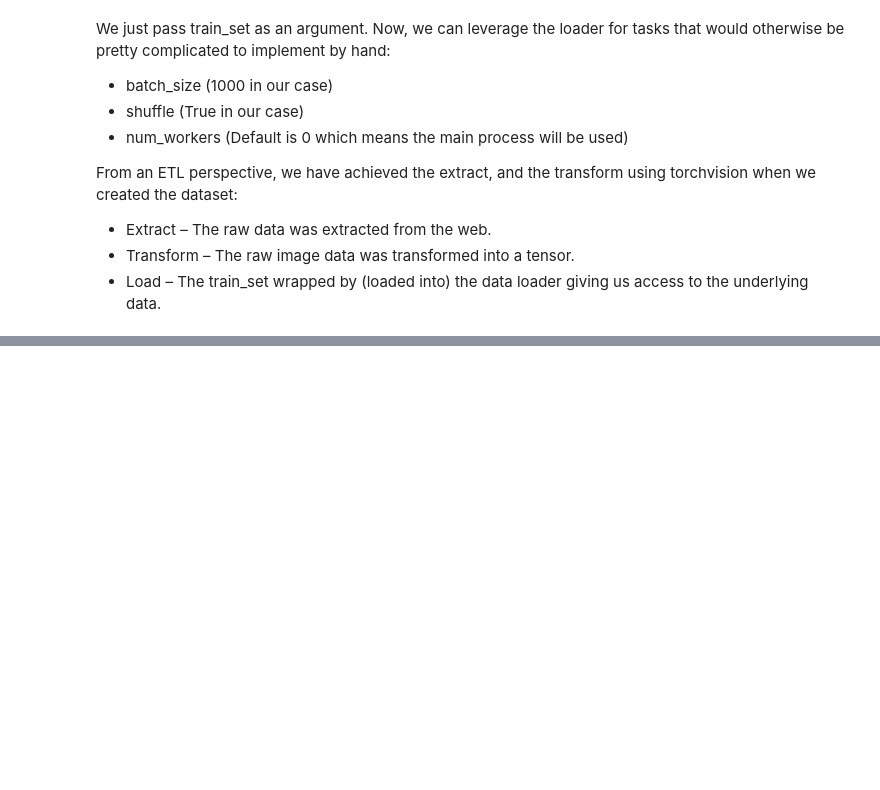
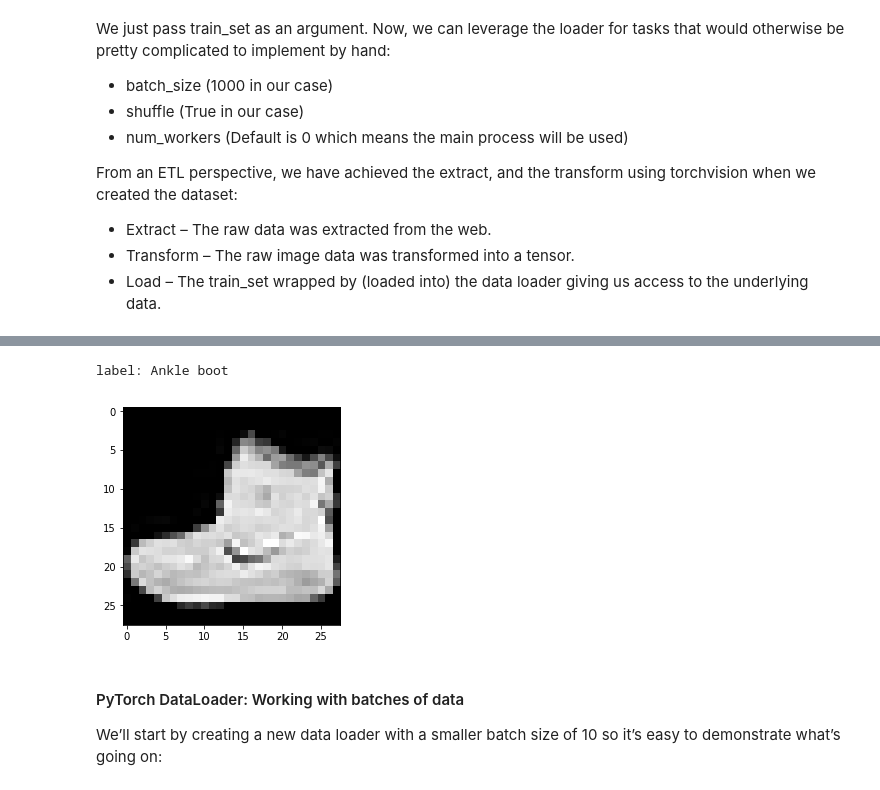
Before and after one commit to ShaunakSen/Deep-Learning, a Jupyter notebook: Neural Network Programming - PyTorch/Neural Network Programming PyTorch.ipynb, the cells around one changed output, grey strips where cells are left out. Drawn from its saved outputs; the diff is of its cells as text; code cells hidden in the pictures; blank space fills up the shorter version.

```diff
--- a/Neural Network Programming - PyTorch/Neural Network Programming PyTorch.ipynb
+++ b/Neural Network Programming - PyTorch/Neural Network Programming PyTorch.ipynb
@@ -1497,0 +1540,4 @@ From an ETL perspective, we have achieved the extract, and the transform using t
+# %%
+sample = next(iter(train_set))
+
+print (len(sample))
@@ -1497,0 +1554,10 @@ From an ETL perspective, we have achieved the extract, and the transform using t
+# %%
+image, label = sample
+
+label = torch.tensor(label)
+
+print('types:', type(image), type(label))
+
+print('shapes:', image.shape, label.shape)
+
+print (label)
@@ -1497,0 +1578,24 @@ From an ETL perspective, we have achieved the extract, and the transform using t
+# %%
+label_dict = {
+    0	:'T-shirt/top',
+    1	:'Trouser',
+    2	:'Pullover',
+    3	:'Dress',
+    4	:'Coat',
+    5	:'Sandal',
+    6	:'Shirt',
+    7	:'Sneaker',
+    8	:'Bag',
+    9	:'Ankle boot'
+}
+# %%
+plt.imshow(image.squeeze(), cmap='gray')
+
+print ("label:", label_dict[label.item()])
+# %% [output]
+label: Ankle boot
+[figure, added]
+# %% [markdown]
+#### PyTorch DataLoader: Working with batches of data
+
+We’ll start by creating a new data loader with a smaller batch size of 10 so it’s easy to demonstrate what’s going on:
```
Also changed, not shown: parts of 22 cells of this notebook.
